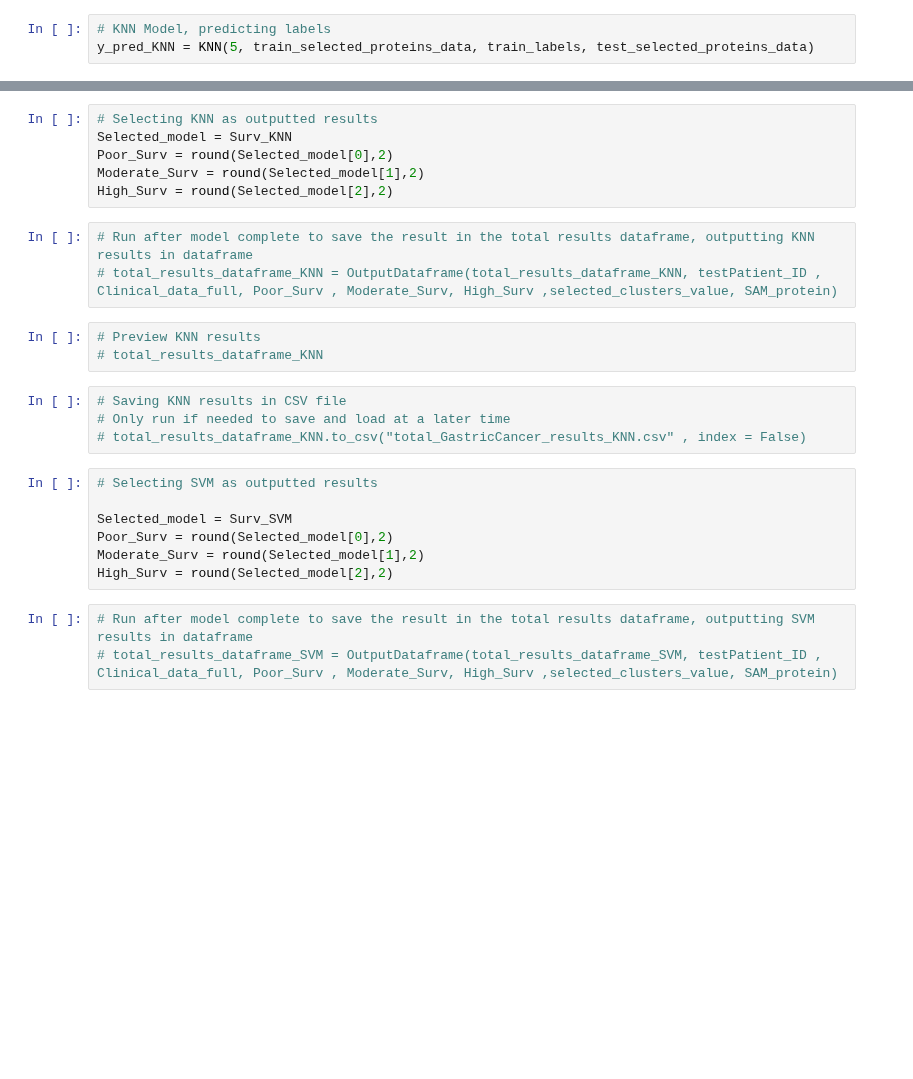
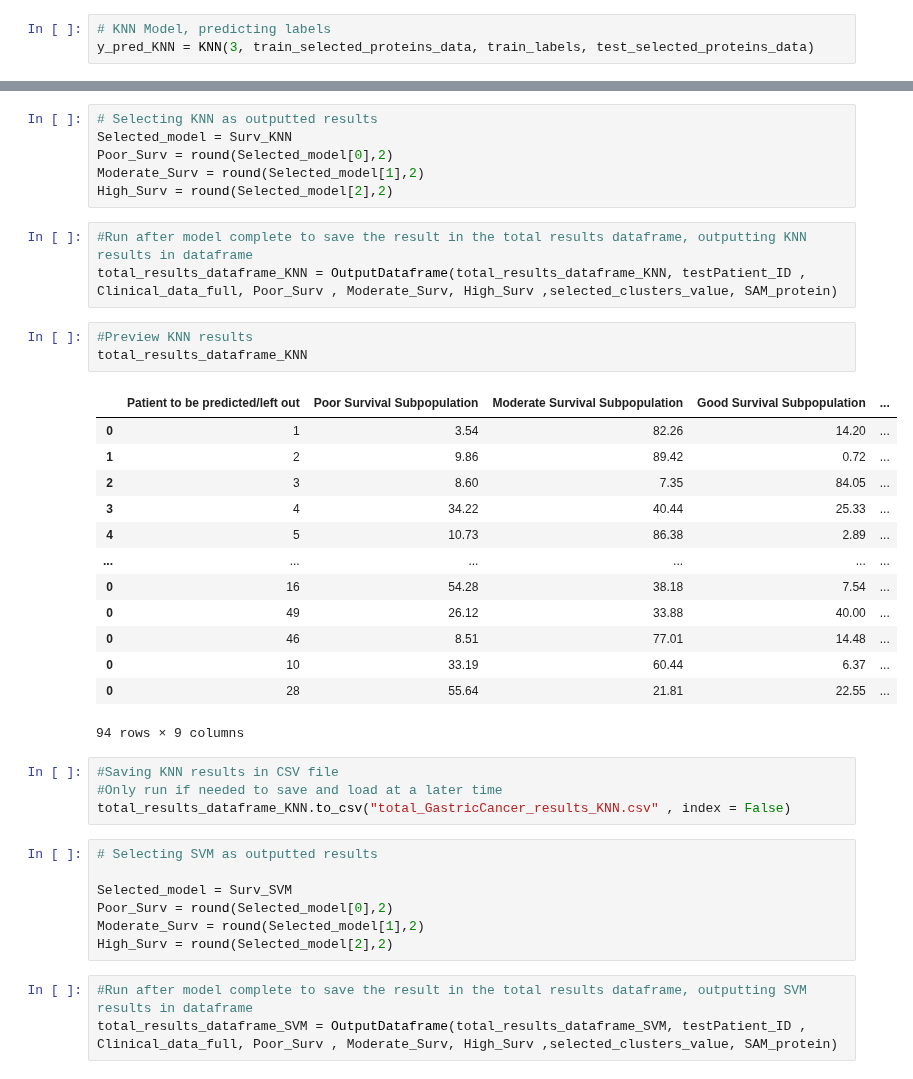
Before and after one commit to Youssef-Saleh/GP-MSI, a Jupyter notebook: Gastric Cancer/GastricModel.ipynb, the cells around one changed output, grey strips where cells are left out. Saved outputs shown, nothing was run; the diff lists cells and outputs as text; blank space fills up the shorter version.

```diff
--- a/Gastric Cancer/GastricModel.ipynb
+++ b/Gastric Cancer/GastricModel.ipynb
@@ -423,6 +444,6 @@ Surv_SVM = [Poor_Surv , Moderate_Surv, High_Surv]
 # %%
 # KNN Model, predicting labels
-y_pred_KNN = KNN(5, train_selected_proteins_data, train_labels, test_selected_proteins_data)
+y_pred_KNN = KNN(3, train_selected_proteins_data, train_labels, test_selected_proteins_data)
 # %%
 # Calculating KNN Probability survival values
 Poor_Surv, Moderate_Surv , High_Surv  = ProbabilityCalc(y_pred_KNN)
@@ -446,15 +467,29 @@ Poor_Surv = round(Selected_model[0],2)
 Moderate_Surv = round(Selected_model[1],2)
 High_Surv = round(Selected_model[2],2)
 # %%
-# Run after model complete to save the result in the total results dataframe, outputting KNN results in dataframe
-# total_results_dataframe_KNN = OutputDataframe(total_results_dataframe_KNN, testPatient_ID , Clinical_data_full, Poor_Surv , Moderate_Surv, High_Surv ,selected_clusters_value, SAM_protein)
+#Run after model complete to save the result in the total results dataframe, outputting KNN results in dataframe
+total_results_dataframe_KNN = OutputDataframe(total_results_dataframe_KNN, testPatient_ID , Clinical_data_full, Poor_Surv , Moderate_Surv, High_Surv ,selected_clusters_value, SAM_protein)
 # %%
-# Preview KNN results
-# total_results_dataframe_KNN
+#Preview KNN results
+total_results_dataframe_KNN
+# %% [output]
+|  | Patient to be predicted/left out | Poor Survival Subpopulation | Moderate Survival Subpopulation | Good Survival Subpopulation | ... |
+| 0 | 1 | 3.54 | 82.26 | 14.20 | ... |
+| 1 | 2 | 9.86 | 89.42 | 0.72 | ... |
+| 2 | 3 | 8.60 | 7.35 | 84.05 | ... |
+| 3 | 4 | 34.22 | 40.44 | 25.33 | ... |
+| 4 | 5 | 10.73 | 86.38 | 2.89 | ... |
+| ... | ... | ... | ... | ... | ... |
+| 0 | 16 | 54.28 | 38.18 | 7.54 | ... |
+| 0 | 49 | 26.12 | 33.88 | 40.00 | ... |
+| 0 | 46 | 8.51 | 77.01 | 14.48 | ... |
+| 0 | 10 | 33.19 | 60.44 | 6.37 | ... |
+| 0 | 28 | 55.64 | 21.81 | 22.55 | ... |
+94 rows × 9 columns
 # %%
-# Saving KNN results in CSV file
-# Only run if needed to save and load at a later time
-# total_results_dataframe_KNN.to_csv("total_GastricCancer_results_KNN.csv" , index = False)
+#Saving KNN results in CSV file
+#Only run if needed to save and load at a later time
+total_results_dataframe_KNN.to_csv("total_GastricCancer_results_KNN.csv" , index = False)
 # %%
 # Selecting SVM as outputted results
 
@@ -463,6 +498,6 @@ Poor_Surv = round(Selected_model[0],2)
 Moderate_Surv = round(Selected_model[1],2)
 High_Surv = round(Selected_model[2],2)
 # %%
-# Run after model complete to save the result in the total results dataframe, outputting SVM results in dataframe
-# total_results_dataframe_SVM = OutputDataframe(total_results_dataframe_SVM, testPatient_ID , Clinical_data_full, Poor_Surv , Moderate_Surv, High_Surv ,selected_clusters_value, SAM_protein)
+#Run after model complete to save the result in the total results dataframe, outputting SVM results in dataframe
+total_results_dataframe_SVM = OutputDataframe(total_results_dataframe_SVM, testPatient_ID , Clinical_data_full, Poor_Surv , Moderate_Surv, High_Surv ,selected_clusters_value, SAM_protein)
 # %%
```
Also changed, not shown: parts of 21 cells of this notebook, 3 other files.
